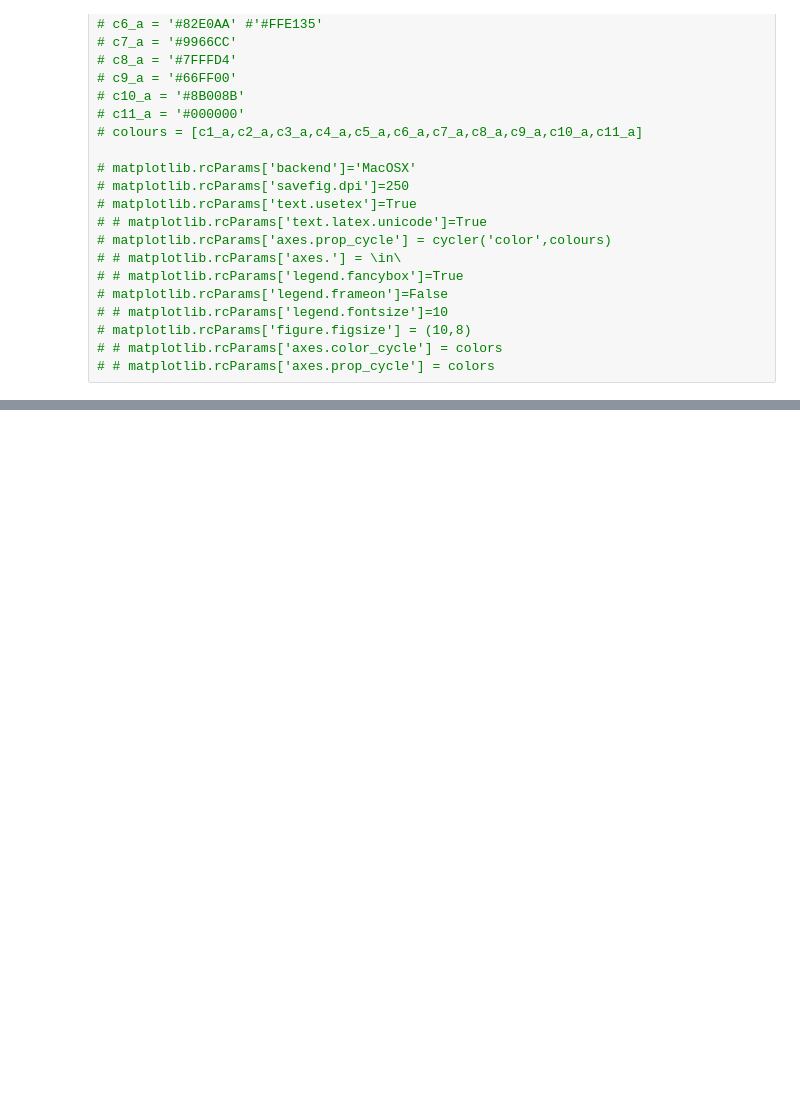
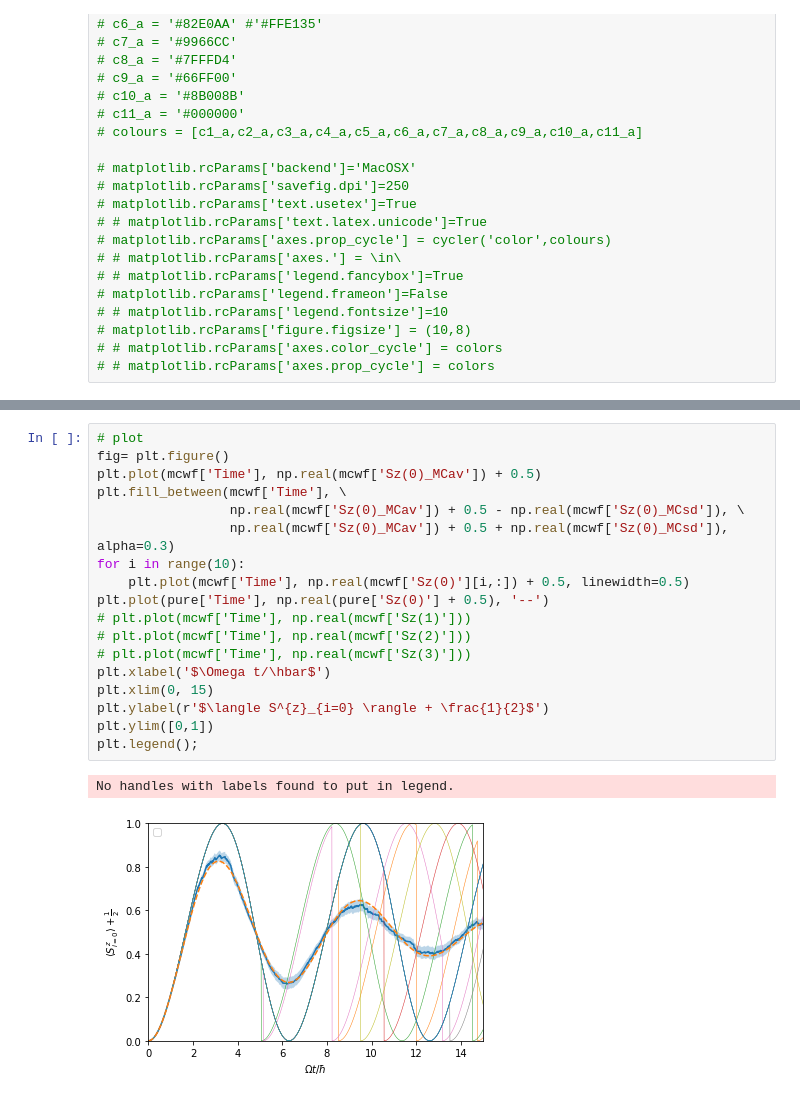
Before and after one commit to nataliejpg/QuantumResourceEstimation, a Jupyter notebook: exact_diagonalisation/XXZ_ED_Lindblad_Purification.ipynb, the cells around one changed output, grey strips where cells are left out. Drawn from its saved outputs; the diff is of its cells as text; blank space fills up the shorter version.

```diff
--- a/exact_diagonalisation/XXZ_ED_Lindblad_Purification.ipynb
+++ b/exact_diagonalisation/XXZ_ED_Lindblad_Purification.ipynb
@@ -829,0 +1068,21 @@ plt.legend();
+# %%
+# plot
+fig= plt.figure()
+plt.plot(mcwf['Time'], np.real(mcwf['Sz(0)_MCav']) + 0.5)
+plt.fill_between(mcwf['Time'], \
+                 np.real(mcwf['Sz(0)_MCav']) + 0.5 - np.real(mcwf['Sz(0)_MCsd']), \
+                 np.real(mcwf['Sz(0)_MCav']) + 0.5 + np.real(mcwf['Sz(0)_MCsd']), alpha=0.3)
+for i in range(10):
+    plt.plot(mcwf['Time'], np.real(mcwf['Sz(0)'][i,:]) + 0.5, linewidth=0.5)
+plt.plot(pure['Time'], np.real(pure['Sz(0)'] + 0.5), '--')
+# plt.plot(mcwf['Time'], np.real(mcwf['Sz(1)']))
+# plt.plot(mcwf['Time'], np.real(mcwf['Sz(2)']))
+# plt.plot(mcwf['Time'], np.real(mcwf['Sz(3)']))
+plt.xlabel('$\Omega t/\hbar$')
+plt.xlim(0, 15)
+plt.ylabel(r'$\langle S^{z}_{i=0} \rangle + \frac{1}{2}$')
+plt.ylim([0,1])
+plt.legend();
+# %% [output]
+No handles with labels found to put in legend.
+[figure, added]
```
Also changed, not shown: parts of 18 cells of this notebook, 2 other files.
